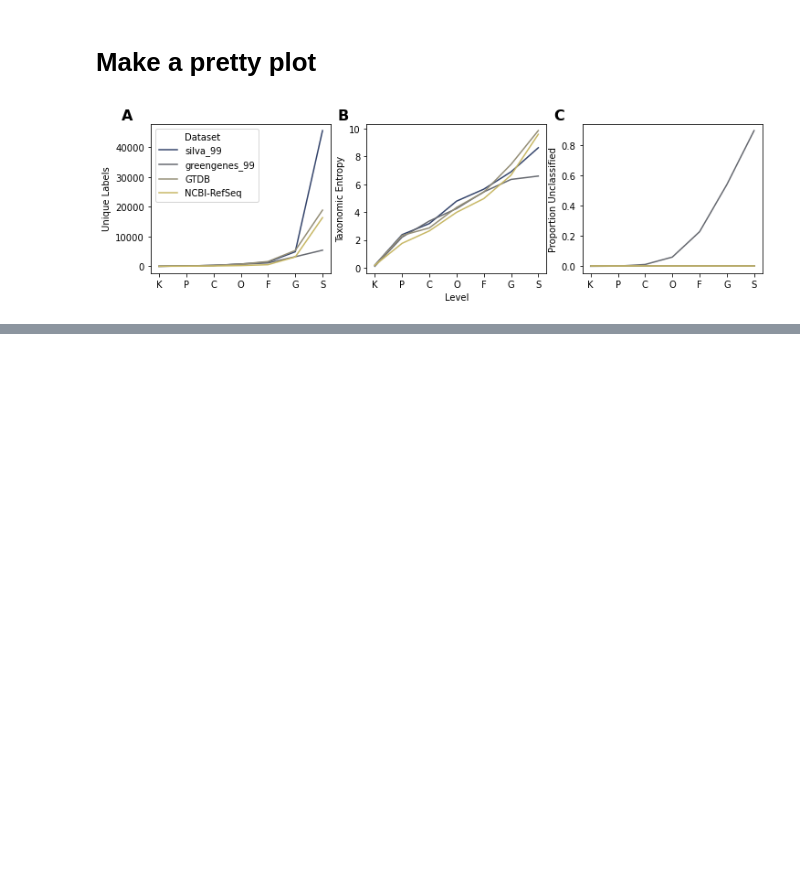
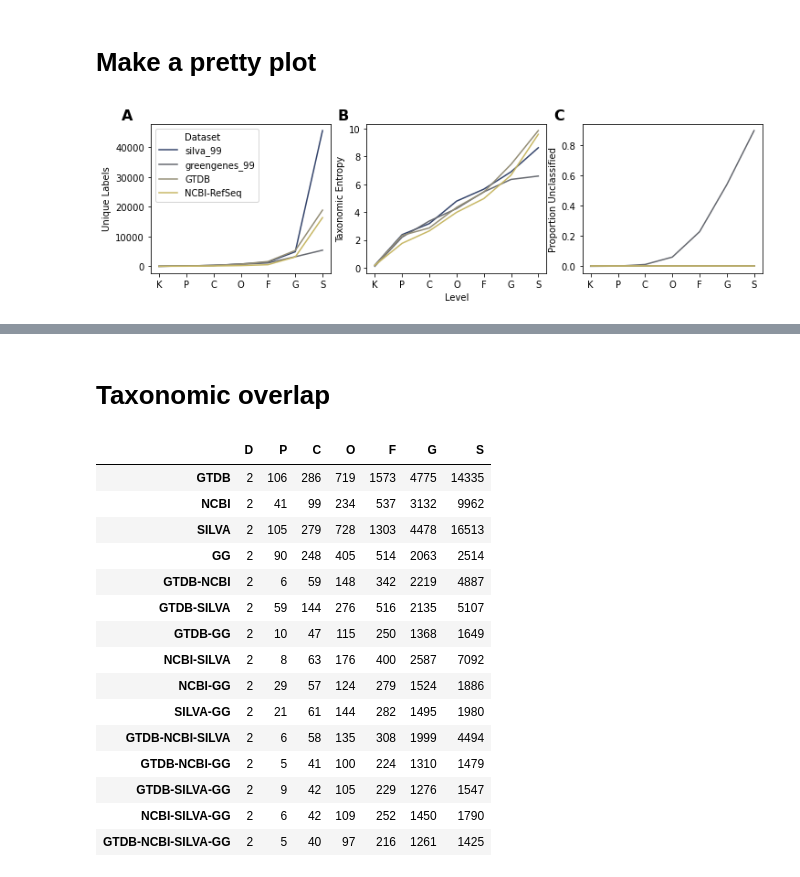
Before and after one commit to bokulich-lab/db-benchmarks-2020, a Jupyter notebook: notebooks/16S_db_comparison.ipynb, the cells around one changed output, grey strips where cells are left out. Saved outputs shown, nothing was run; the diff lists cells and outputs as text; code cells hidden in the pictures; blank space fills up the shorter version.

```diff
--- a/notebooks/16S_db_comparison.ipynb
+++ b/notebooks/16S_db_comparison.ipynb
@@ -244,0 +444,2 @@ fig.savefig('../data/plots/compare_16S_taxonomy_evaluation.pdf', bbox_inches='ti
+# %% [markdown]
+# Taxonomic overlap
@@ -244,0 +462,41 @@ fig.savefig('../data/plots/compare_16S_taxonomy_evaluation.pdf', bbox_inches='ti
+# %%
+taxonomies = {'GTDB': gt, 'NCBI': nt, 'SILVA': st, 'GG': gg}
+
+n_taxonomies = len(taxonomies.keys())
+
+# iterate over all combinations of taxonomies
+# this starts at 1 to count unique values in each taxonomy
+all_combinations = [i for sublist in [itertools.combinations(taxonomies.keys(), r)
+                   for r in range(1, n_taxonomies + 1)] for i in sublist]
+overlap = dict()
+for level in range(0, 7):
+    overlap[level] = dict()
+    for combo in all_combinations:
+        combo = list(combo)
+        name = '-'.join([i for i in combo])
+        shared = taxonomies[combo.pop()][level]
+        while combo:
+            shared = shared.intersection(taxonomies[combo.pop()][level]) - {None, ''}
+        overlap[level][name] = len(shared)
+# %%
+overlap_data = pd.DataFrame(overlap)
+overlap_data.columns = ['D', 'P', 'C', 'O', 'F', 'G', 'S']
+overlap_data.to_csv('../data/plots/compare_16S_shared_labels.tsv', sep='\t')
+overlap_data
+# %% [output]
+|  | D | P | C | O | F | G | S |
+| GTDB | 2 | 106 | 286 | 719 | 1573 | 4775 | 14335 |
+| NCBI | 2 | 41 | 99 | 234 | 537 | 3132 | 9962 |
+| SILVA | 2 | 105 | 279 | 728 | 1303 | 4478 | 16513 |
+| GG | 2 | 90 | 248 | 405 | 514 | 2063 | 2514 |
+| GTDB-NCBI | 2 | 6 | 59 | 148 | 342 | 2219 | 4887 |
+| GTDB-SILVA | 2 | 59 | 144 | 276 | 516 | 2135 | 5107 |
+| GTDB-GG | 2 | 10 | 47 | 115 | 250 | 1368 | 1649 |
+| NCBI-SILVA | 2 | 8 | 63 | 176 | 400 | 2587 | 7092 |
+| NCBI-GG | 2 | 29 | 57 | 124 | 279 | 1524 | 1886 |
+| SILVA-GG | 2 | 21 | 61 | 144 | 282 | 1495 | 1980 |
+| GTDB-NCBI-SILVA | 2 | 6 | 58 | 135 | 308 | 1999 | 4494 |
+| GTDB-NCBI-GG | 2 | 5 | 41 | 100 | 224 | 1310 | 1479 |
+| GTDB-SILVA-GG | 2 | 9 | 42 | 105 | 229 | 1276 | 1547 |
+| NCBI-SILVA-GG | 2 | 6 | 42 | 109 | 252 | 1450 | 1790 |
+| GTDB-NCBI-SILVA-GG | 2 | 5 | 40 | 97 | 216 | 1261 | 1425 |
```
Also changed, not shown: parts of 37 cells of this notebook, 6 other files.
